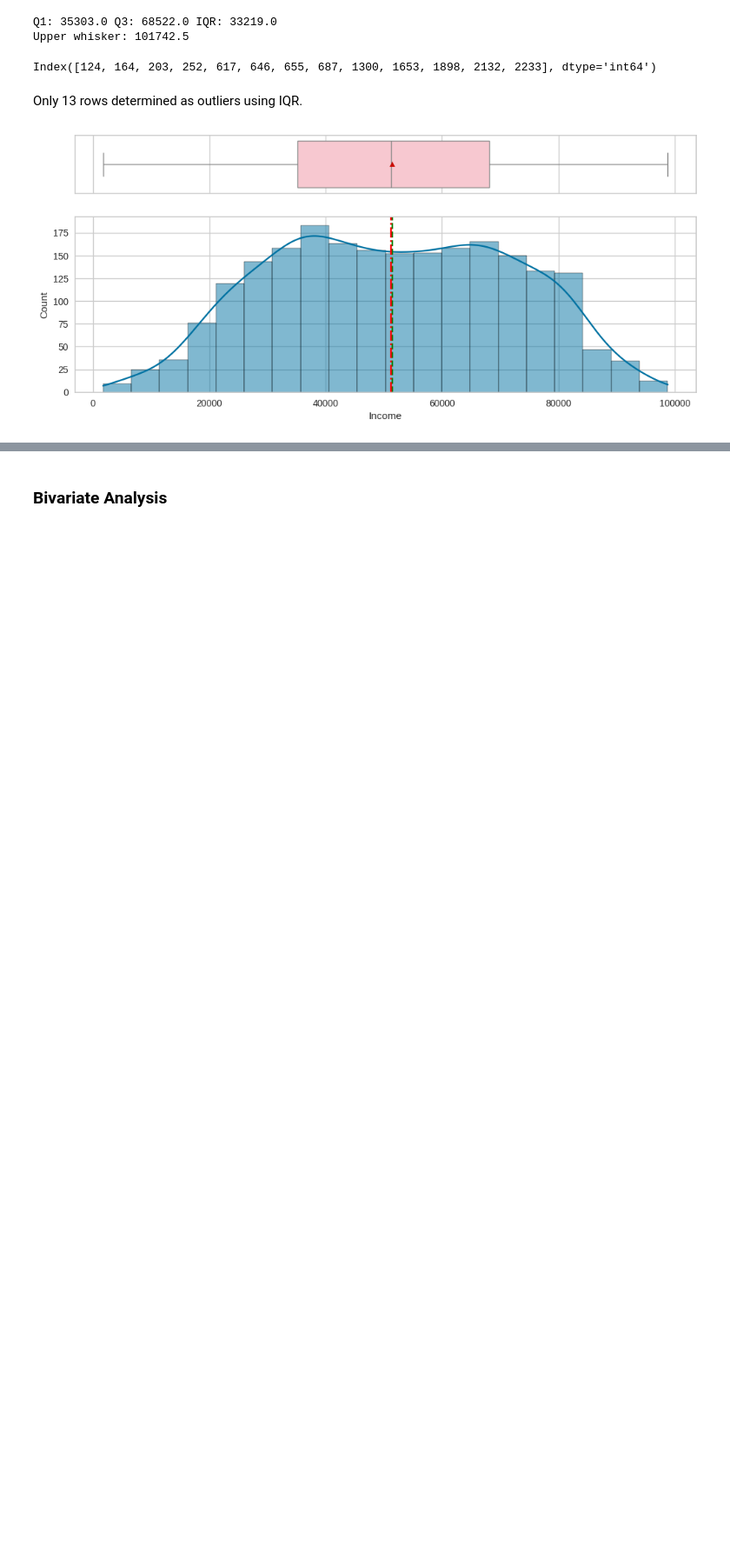
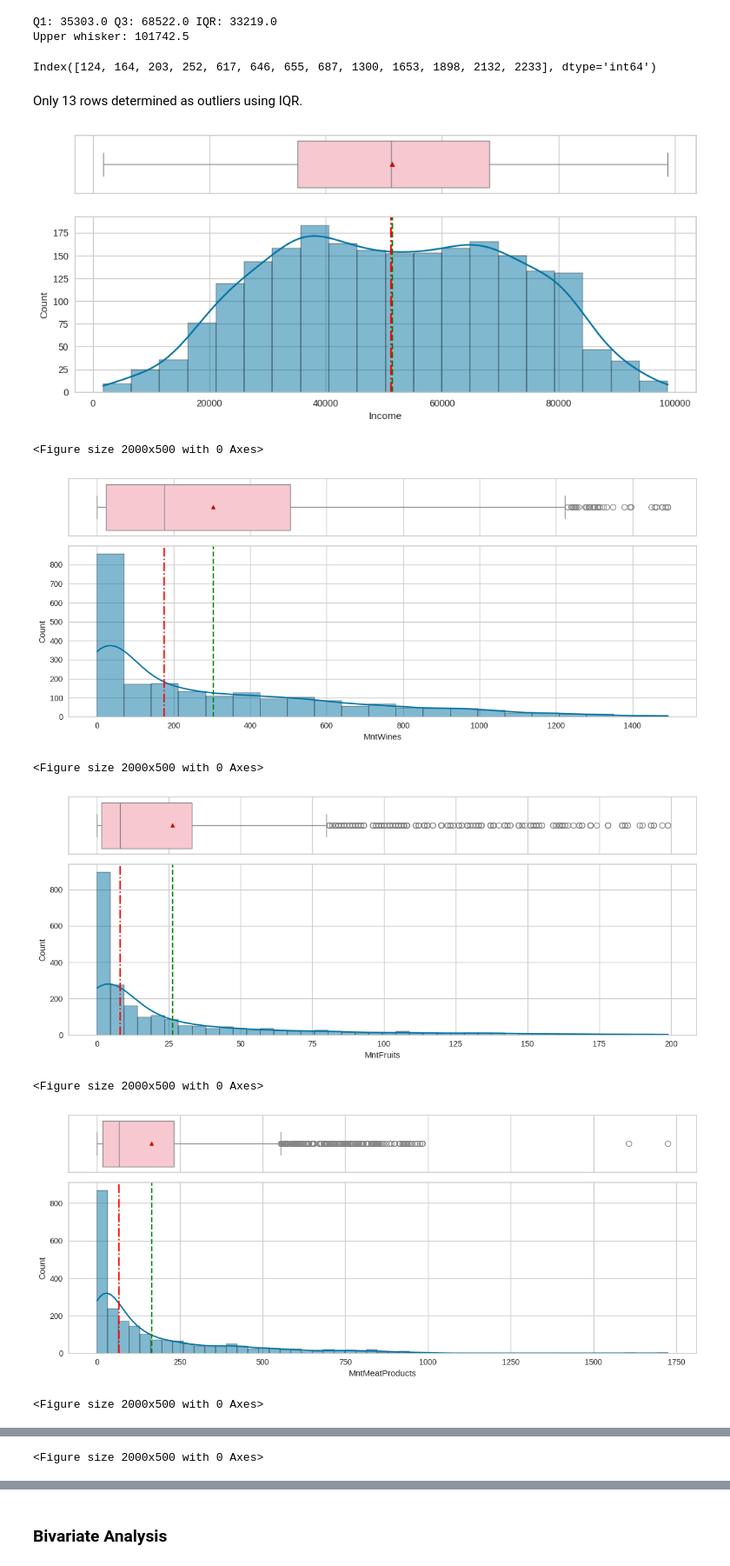
Before and after one commit to marijamaik/marketing-campaign-analysis, a Jupyter notebook: marketing_campaign_analysis.ipynb, the cells around one changed output, grey strips where cells are left out. Shown at 87% size. Drawn from its saved outputs; the diff is of its cells as text; code cells hidden in the pictures; blank space fills up the shorter version.

Commit message:
Data Preparation for Segmentation

```diff
--- a/marketing_campaign_analysis.ipynb
+++ b/marketing_campaign_analysis.ipynb
@@ -225,10 +234,10 @@ Name: proportion, dtype: object
 ### **Univariate Analysis on Numerical and Categorical data**
 # %%
 # Function that plots a boxplot and a histogram along the same scale for all numerical values
-def histogram_boxplot(data, feature):
-  fig, ax = plt.subplots(2,1, sharex=True, gridspec_kw={'height_ratios': (1,3)}, figsize = (12,5))
-  sns.boxplot(data=df, x=feature, showmeans = True, color='pink', ax = ax[0])
-  sns.histplot(data=df, x=feature, kde=True, ax = ax[1])
+def histogram_boxplot(feature):
+  fig, ax = plt.subplots(2,1, sharex=True, gridspec_kw={'height_ratios': (1,3)}, figsize=(12,5))
+  sns.boxplot(data=df, x=feature, showmeans= True, color='pink', ax=ax[0])
+  sns.histplot(data=df, x=feature, kde=True, ax=ax[1])
   ax[1].axvline(df[feature].mean(), color='green', linestyle='--')
   ax[1].axvline(df[feature].median(), color='red', linestyle='-.')
 # %%
@@ -271,2 +280,19 @@ histogram_boxplot(df, 'Income')
 # %% [output]
 [figure]
+# %%
+# Plot the boxplots and histograms for Spending Behavior (Last 2 Years) on fish products, meat products, fruits, sweets, wine, gold products
+features = ['MntWines', 'MntFruits', 'MntMeatProducts', 'MntFishProducts', 'MntSweetProducts', 'MntGoldProds']
+
+for feature in features:
+  plt.figure(figsize=(20, 5))
+  histogram_boxplot(feature)
+  plt.tight_layout()
+  plt.show()
+# %% [output]
+<Figure size 2000x500 with 0 Axes>
+[figure, added]
+<Figure size 2000x500 with 0 Axes>
+[figure, added]
+<Figure size 2000x500 with 0 Axes>
+[figure, added]
+<Figure size 2000x500 with 0 Axes>
@@ -272,0 +300 @@ histogram_boxplot(df, 'Income')
+<Figure size 2000x500 with 0 Axes>
```
Also changed, not shown: parts of 61 cells of this notebook.
